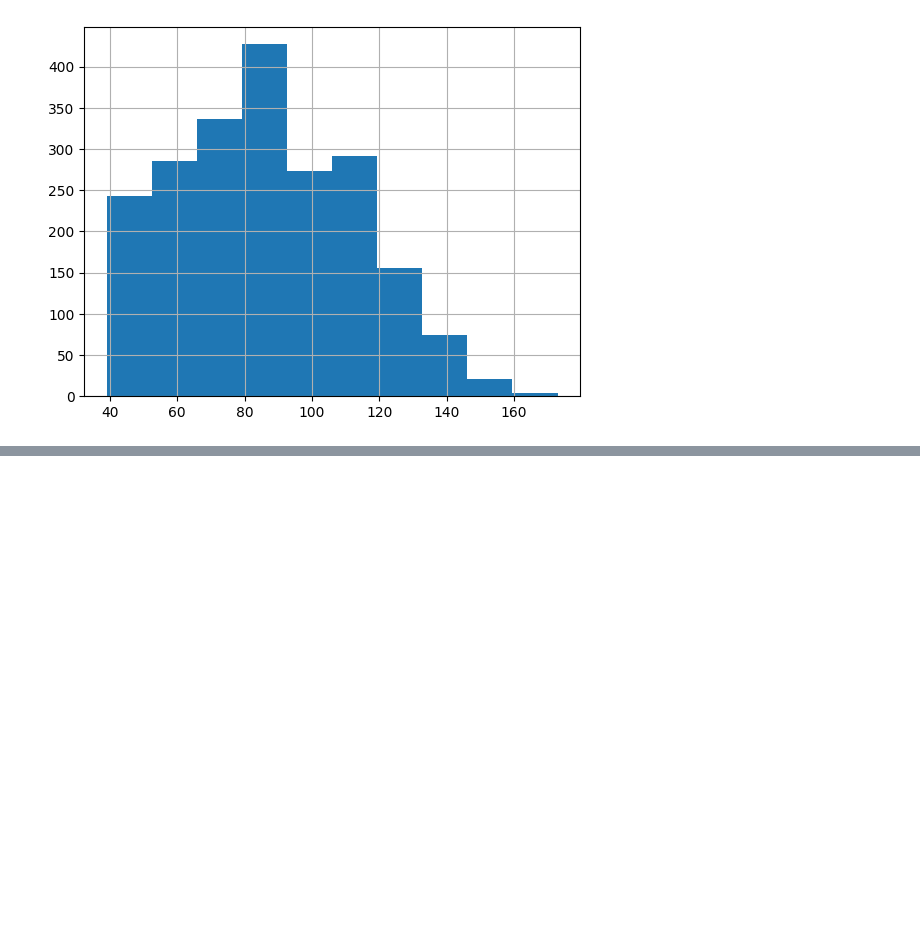
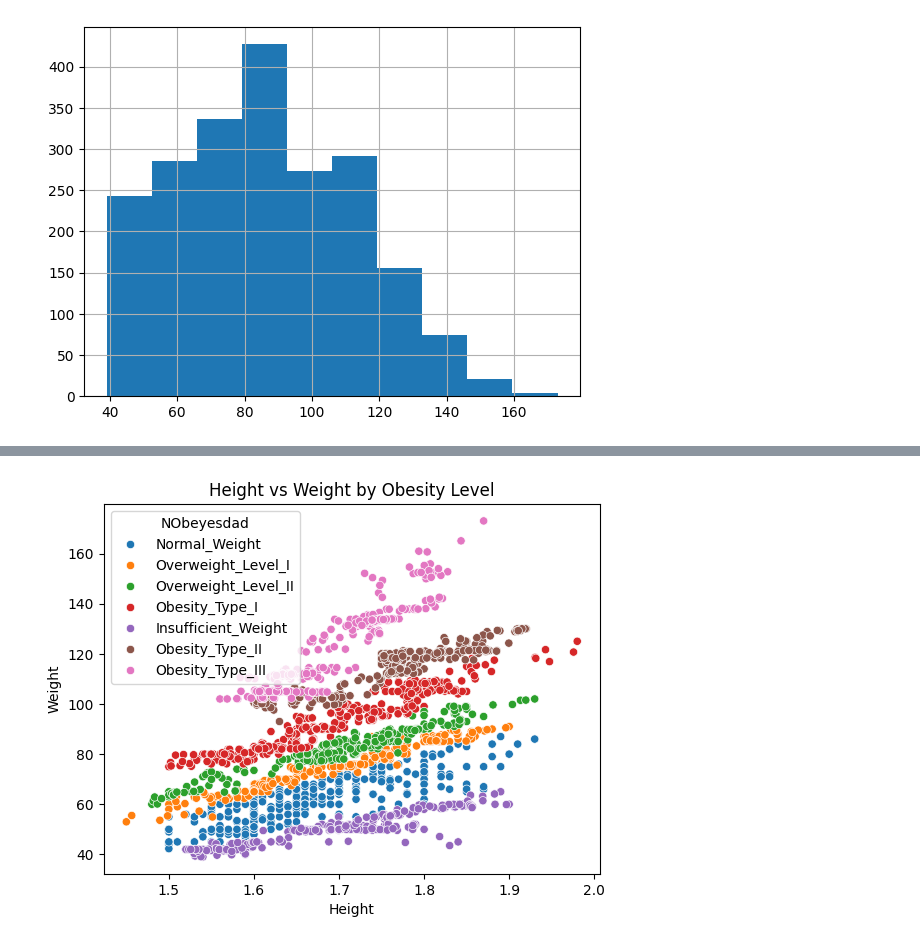
Before and after one commit to zerinaibrulj/machine-learning, a Jupyter notebook: ML/Tasks/T2.ipynb, the cells around one changed output, grey strips where cells are left out. Cells and saved outputs as stored; diff of their text form; code cells hidden in the pictures; blank space fills up the shorter version.

```diff
--- a/ML/Tasks/T2.ipynb
+++ b/ML/Tasks/T2.ipynb
@@ -138,0 +170,6 @@ plt.show()
+# %%
+sns.scatterplot(data=df, x='Height', y='Weight', hue='NObeyesdad')
+plt.title("Height vs Weight by Obesity Level")
+plt.show()
+# %% [output]
+[figure, added]
```
Also changed, not shown: parts of 4 cells of this notebook.
